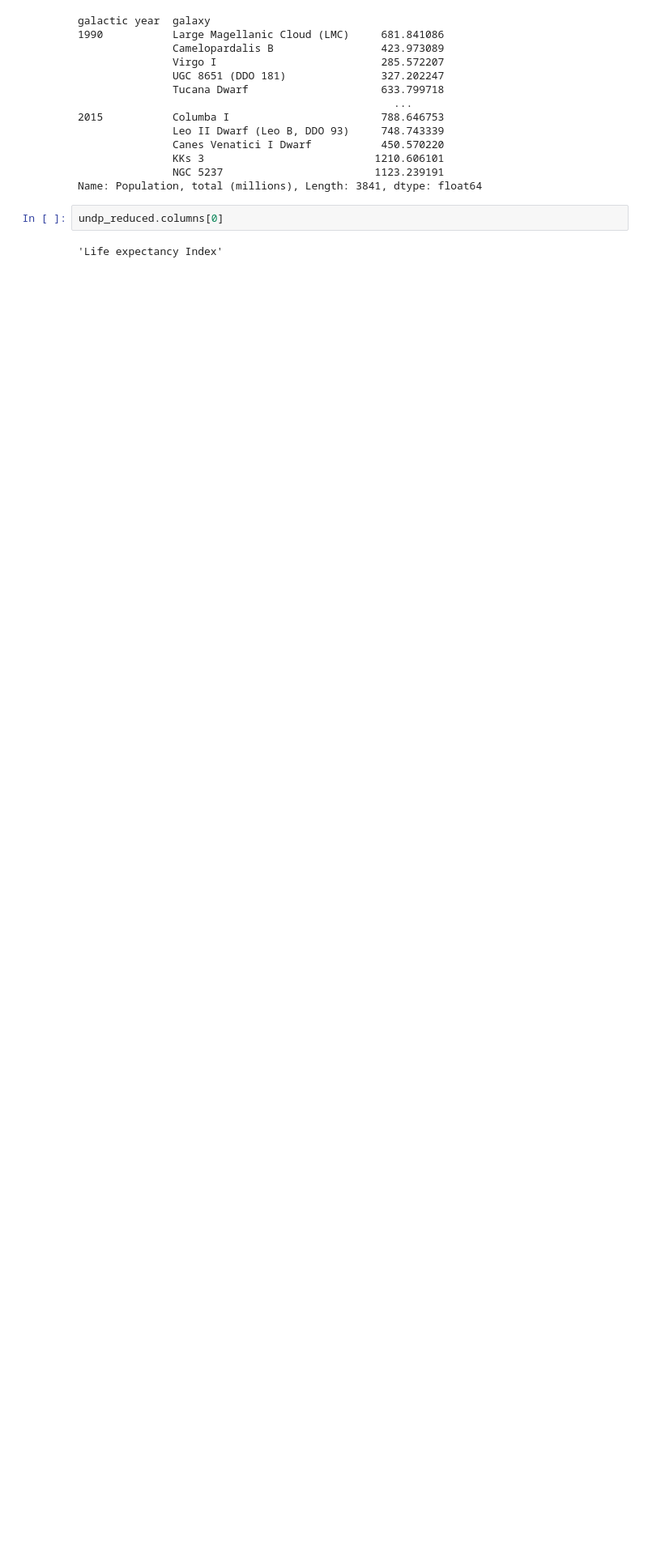
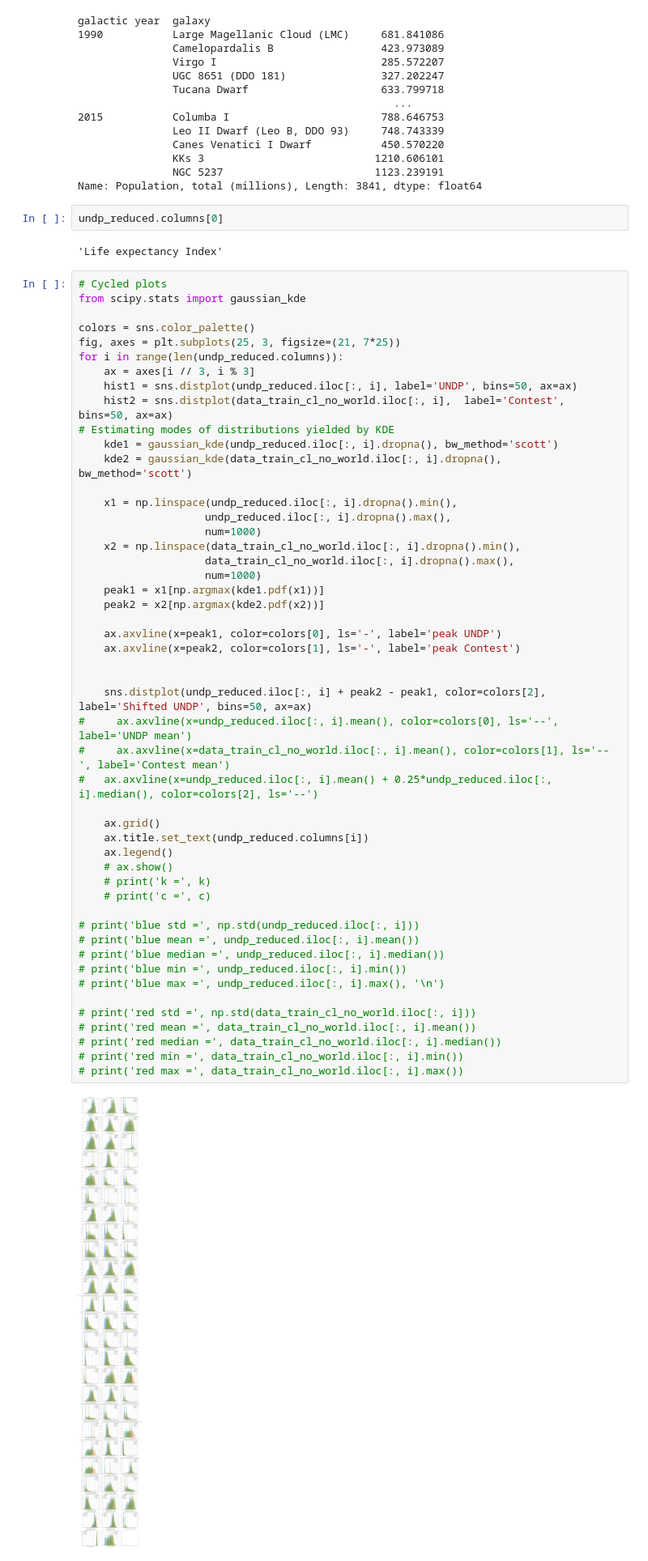
Before and after one commit to D1nay/prohack2020, a Jupyter notebook: Mapping countries to galaxies.ipynb, the cells around one changed output. Shown at 81% size. Drawn from its saved outputs; the diff is of its cells as text; blank space fills up the shorter version.

Commit message:
Plots improved, KDE peak estimation implemented

```diff
--- a/Mapping countries to galaxies.ipynb
+++ b/Mapping countries to galaxies.ipynb
@@ -789,3 +791,55 @@ Name: Population, total (millions), Length: 3841, dtype: float64
 undp_reduced.columns[0]
 # %% [output]
 'Life expectancy Index'
+# %%
+# Cycled plots
+from scipy.stats import gaussian_kde
+
+colors = sns.color_palette()
+fig, axes = plt.subplots(25, 3, figsize=(21, 7*25))
+for i in range(len(undp_reduced.columns)):
+    ax = axes[i // 3, i % 3]
+    hist1 = sns.distplot(undp_reduced.iloc[:, i], label='UNDP', bins=50, ax=ax)
+    hist2 = sns.distplot(data_train_cl_no_world.iloc[:, i],  label='Contest', bins=50, ax=ax)
+# Estimating modes of distributions yielded by KDE
+    kde1 = gaussian_kde(undp_reduced.iloc[:, i].dropna(), bw_method='scott')
+    kde2 = gaussian_kde(data_train_cl_no_world.iloc[:, i].dropna(), bw_method='scott')
+
+    x1 = np.linspace(undp_reduced.iloc[:, i].dropna().min(),
+                    undp_reduced.iloc[:, i].dropna().max(),
+                    num=1000)
+    x2 = np.linspace(data_train_cl_no_world.iloc[:, i].dropna().min(),
+                    data_train_cl_no_world.iloc[:, i].dropna().max(),
+                    num=1000)
+    peak1 = x1[np.argmax(kde1.pdf(x1))]
+    peak2 = x2[np.argmax(kde2.pdf(x2))]
+
+    ax.axvline(x=peak1, color=colors[0], ls='-', label='peak UNDP')
+    ax.axvline(x=peak2, color=colors[1], ls='-', label='peak Contest')
+
+
+    sns.distplot(undp_reduced.iloc[:, i] + peak2 - peak1, color=colors[2], label='Shifted UNDP', bins=50, ax=ax)
+#     ax.axvline(x=undp_reduced.iloc[:, i].mean(), color=colors[0], ls='--', label='UNDP mean')
+#     ax.axvline(x=data_train_cl_no_world.iloc[:, i].mean(), color=colors[1], ls='--', label='Contest mean')
+#   ax.axvline(x=undp_reduced.iloc[:, i].mean() + 0.25*undp_reduced.iloc[:, i].median(), color=colors[2], ls='--')
+
+    ax.grid()
+    ax.title.set_text(undp_reduced.columns[i])
+    ax.legend()
+    # ax.show()
+    # print('k =', k)
+    # print('c =', c)
+
+# print('blue std =', np.std(undp_reduced.iloc[:, i]))
+# print('blue mean =', undp_reduced.iloc[:, i].mean())
+# print('blue median =', undp_reduced.iloc[:, i].median())
+# print('blue min =', undp_reduced.iloc[:, i].min())
+# print('blue max =', undp_reduced.iloc[:, i].max(), '\n')
+
+# print('red std =', np.std(data_train_cl_no_world.iloc[:, i]))
+# print('red mean =', data_train_cl_no_world.iloc[:, i].mean())
+# print('red median =', data_train_cl_no_world.iloc[:, i].median())
+# print('red min =', data_train_cl_no_world.iloc[:, i].min())
+# print('red max =', data_train_cl_no_world.iloc[:, i].max())
+# %% [output]
+[figure, added]
```
Also changed, not shown: parts of 4 cells of this notebook.
